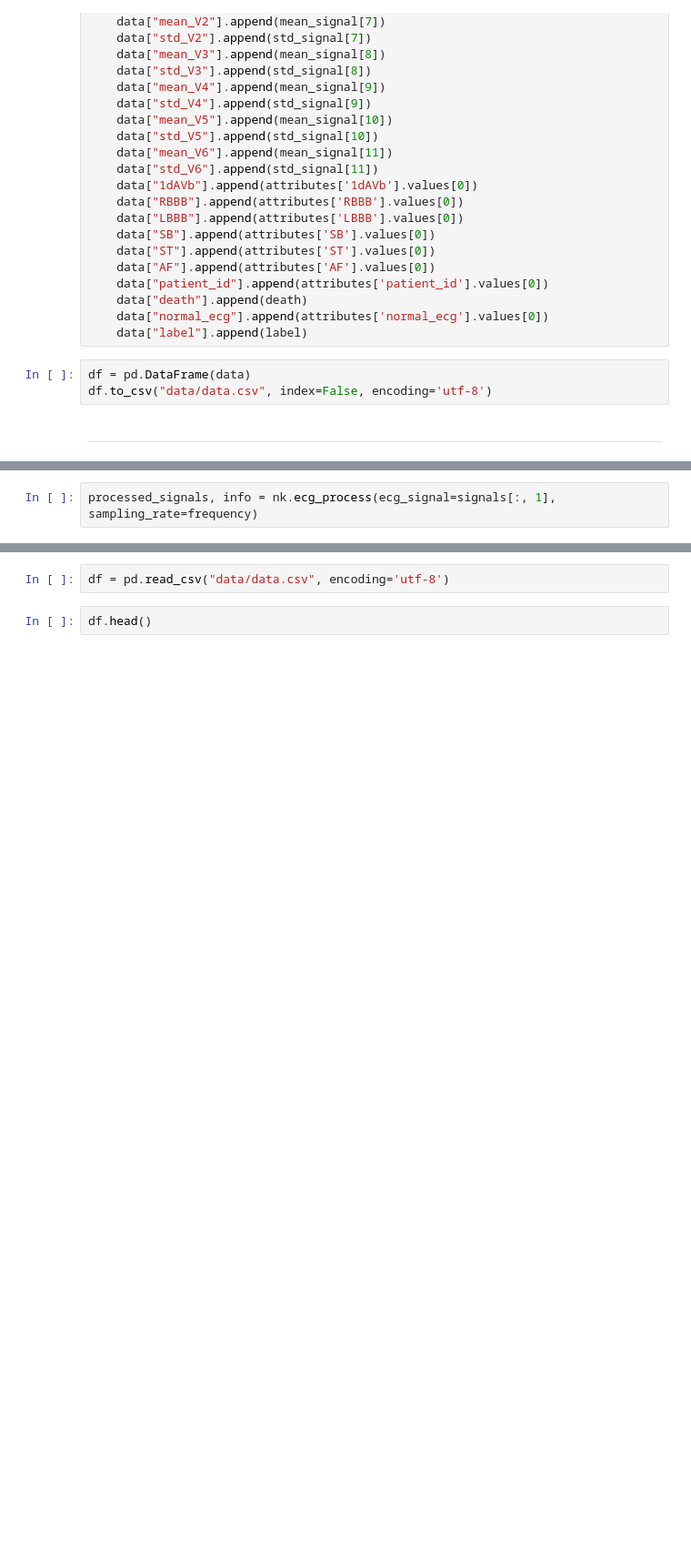
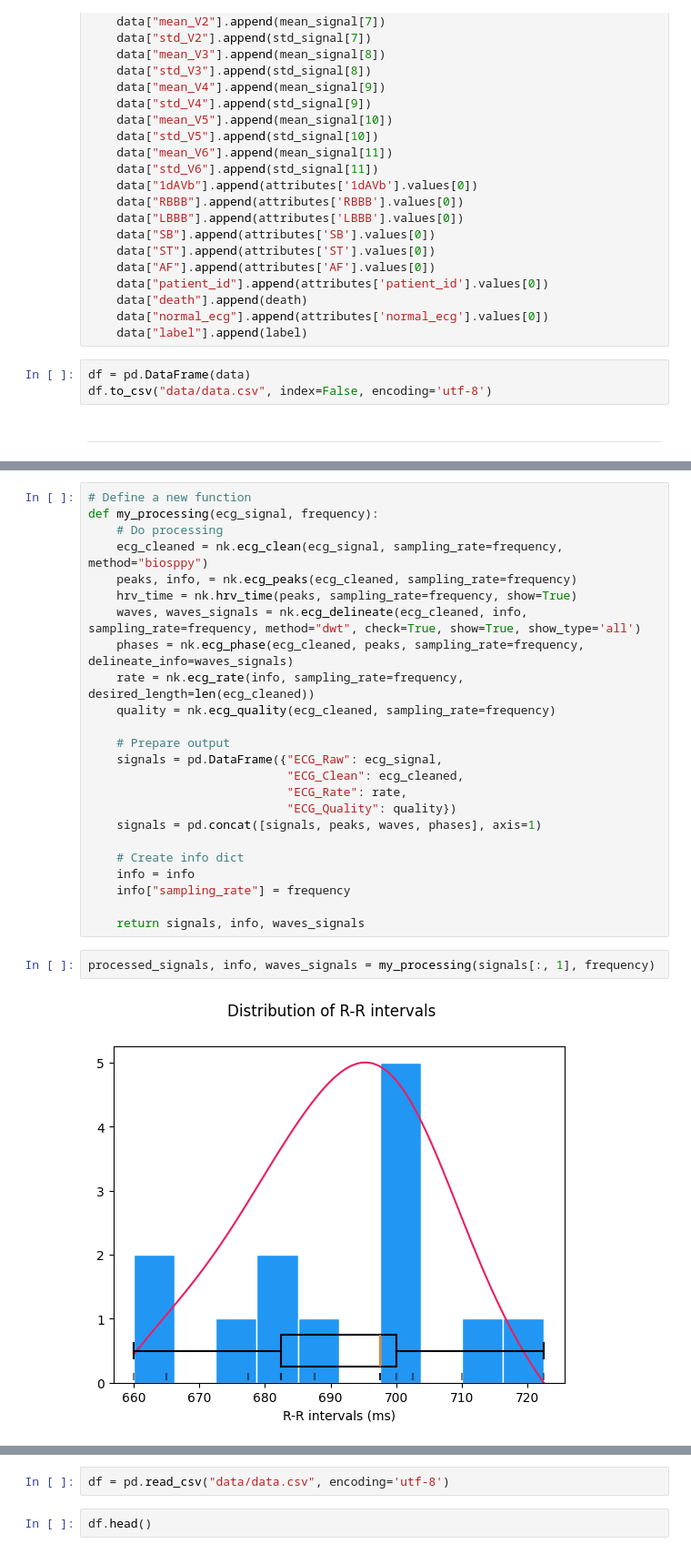
Before and after one commit to MatteoFasulo/ECG-Chagas, a Jupyter notebook: notebook.ipynb, the cells around one changed output, grey strips where cells are left out. Shown at 91% size. Cells and saved outputs as stored; diff of their text form; blank space fills up the shorter version.

```diff
--- a/notebook.ipynb
+++ b/notebook.ipynb
@@ -216,2 +233,28 @@ fields['sig_name']
+# %%
+# Define a new function
+def my_processing(ecg_signal, frequency):
+    # Do processing
+    ecg_cleaned = nk.ecg_clean(ecg_signal, sampling_rate=frequency, method="biosppy")
+    peaks, info, = nk.ecg_peaks(ecg_cleaned, sampling_rate=frequency)
+    hrv_time = nk.hrv_time(peaks, sampling_rate=frequency, show=True)
+    waves, waves_signals = nk.ecg_delineate(ecg_cleaned, info, sampling_rate=frequency, method="dwt", check=True, show=True, show_type='all')
+    phases = nk.ecg_phase(ecg_cleaned, peaks, sampling_rate=frequency, delineate_info=waves_signals)
+    rate = nk.ecg_rate(info, sampling_rate=frequency, desired_length=len(ecg_cleaned))
+    quality = nk.ecg_quality(ecg_cleaned, sampling_rate=frequency)
+
+    # Prepare output
+    signals = pd.DataFrame({"ECG_Raw": ecg_signal,
+                            "ECG_Clean": ecg_cleaned,
+                            "ECG_Rate": rate,
+                            "ECG_Quality": quality})
+    signals = pd.concat([signals, peaks, waves, phases], axis=1)
+
+    # Create info dict
+    info = info
+    info["sampling_rate"] = frequency
+
+    return signals, info, waves_signals
 # %%
-processed_signals, info = nk.ecg_process(ecg_signal=signals[:, 1], sampling_rate=frequency)
+processed_signals, info, waves_signals = my_processing(signals[:, 1], frequency)
+# %% [output]
+[figure, added]
```
Also changed, not shown: parts of 33 cells of this notebook, 2 other files.
